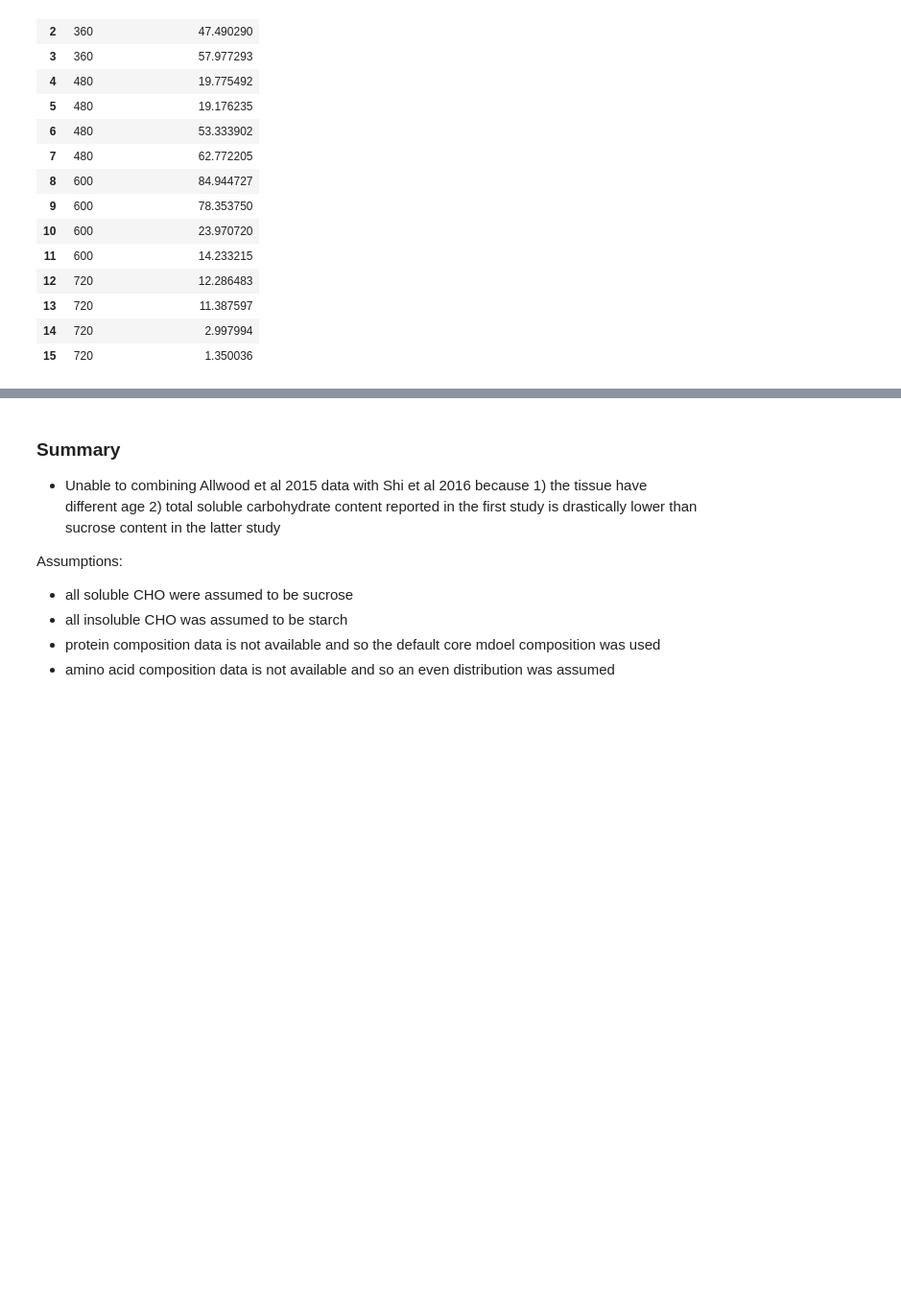
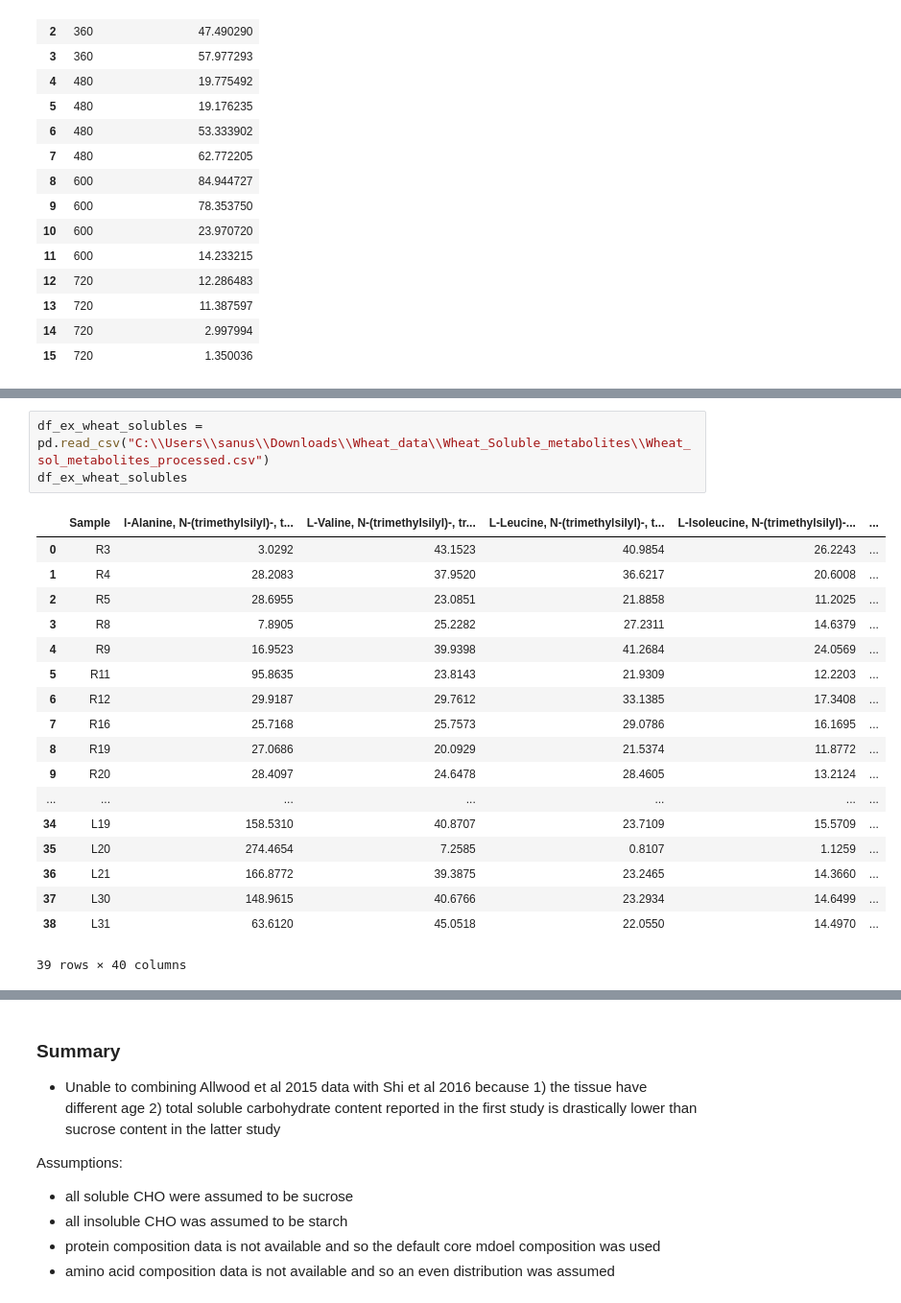
Before and after one commit to cropsinsilico/tissue-specific-FBA-models, a Jupyter notebook: Biomass data - wheat.ipynb, the cells around one changed output, grey strips where cells are left out. Shown: that part at 96% size. Saved outputs shown, nothing was run; the diff lists cells and outputs as text; blank space fills up the shorter version.

```diff
--- a/Biomass data - wheat.ipynb
+++ b/Biomass data - wheat.ipynb
@@ -207,0 +480,22 @@ df_content_2
+# %%
+df_ex_wheat_solubles = pd.read_csv("C:\\Users\\sanus\\Downloads\\Wheat_data\\Wheat_Soluble_metabolites\\Wheat_sol_metabolites_processed.csv")
+df_ex_wheat_solubles
+# %% [output]
+|  | Sample | l-Alanine, N-(trimethylsilyl)-, t... | L-Valine, N-(trimethylsilyl)-, tr... | L-Leucine, N-(trimethylsilyl)-, t... | L-Isoleucine, N-(trimethylsilyl)-... | ... |
+| 0 | R3 | 3.0292 | 43.1523 | 40.9854 | 26.2243 | ... |
+| 1 | R4 | 28.2083 | 37.9520 | 36.6217 | 20.6008 | ... |
+| 2 | R5 | 28.6955 | 23.0851 | 21.8858 | 11.2025 | ... |
+| 3 | R8 | 7.8905 | 25.2282 | 27.2311 | 14.6379 | ... |
+| 4 | R9 | 16.9523 | 39.9398 | 41.2684 | 24.0569 | ... |
+| 5 | R11 | 95.8635 | 23.8143 | 21.9309 | 12.2203 | ... |
+| 6 | R12 | 29.9187 | 29.7612 | 33.1385 | 17.3408 | ... |
+| 7 | R16 | 25.7168 | 25.7573 | 29.0786 | 16.1695 | ... |
+| 8 | R19 | 27.0686 | 20.0929 | 21.5374 | 11.8772 | ... |
+| 9 | R20 | 28.4097 | 24.6478 | 28.4605 | 13.2124 | ... |
+| ... | ... | ... | ... | ... | ... | ... |
+| 34 | L19 | 158.5310 | 40.8707 | 23.7109 | 15.5709 | ... |
+| 35 | L20 | 274.4654 | 7.2585 | 0.8107 | 1.1259 | ... |
+| 36 | L21 | 166.8772 | 39.3875 | 23.2465 | 14.3660 | ... |
+| 37 | L30 | 148.9615 | 40.6766 | 23.2934 | 14.6499 | ... |
+| 38 | L31 | 63.6120 | 45.0518 | 22.0550 | 14.4970 | ... |
+39 rows × 40 columns
```
Also changed, not shown: parts of 36 cells of this notebook, 13 other files.
